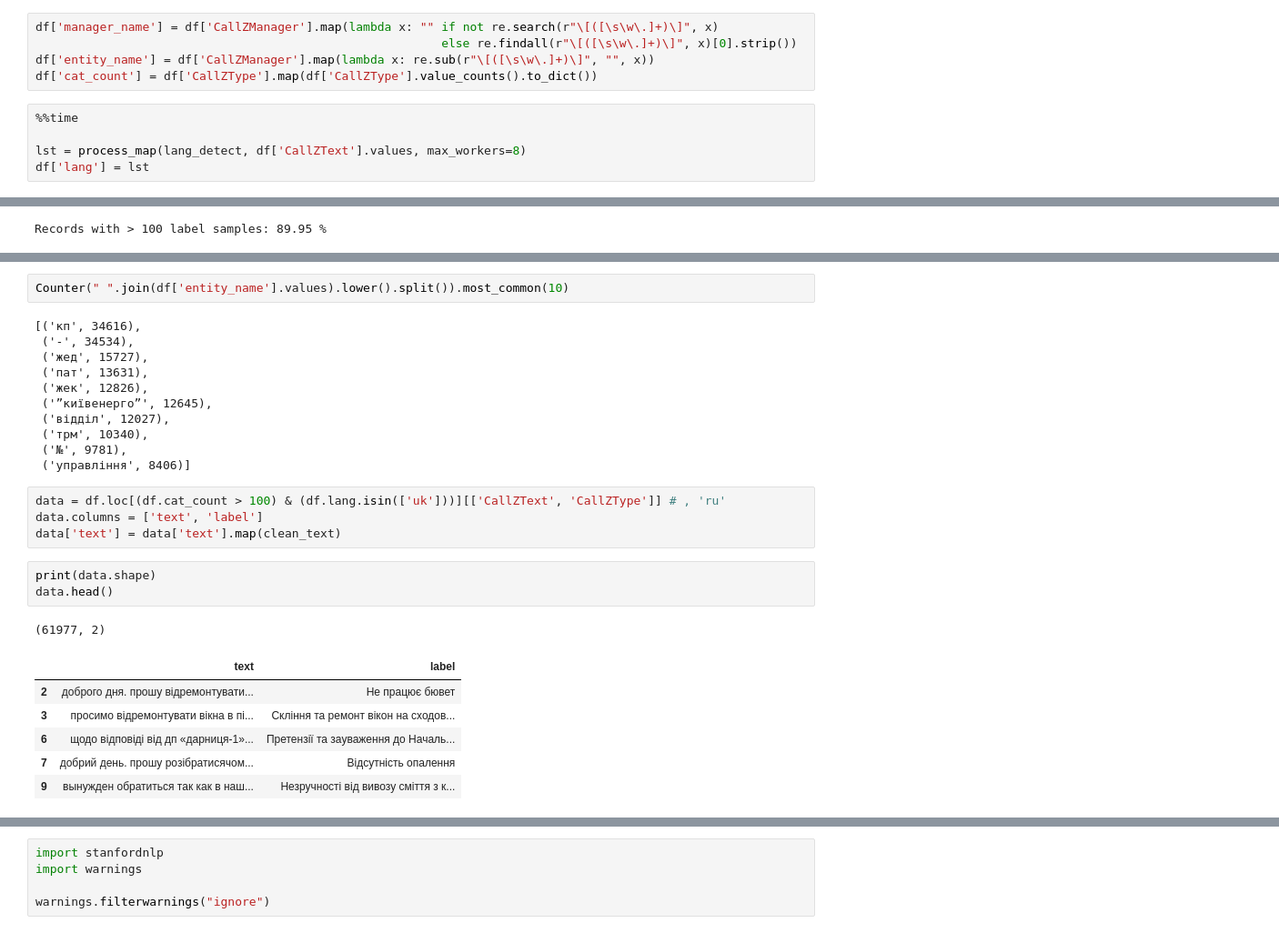
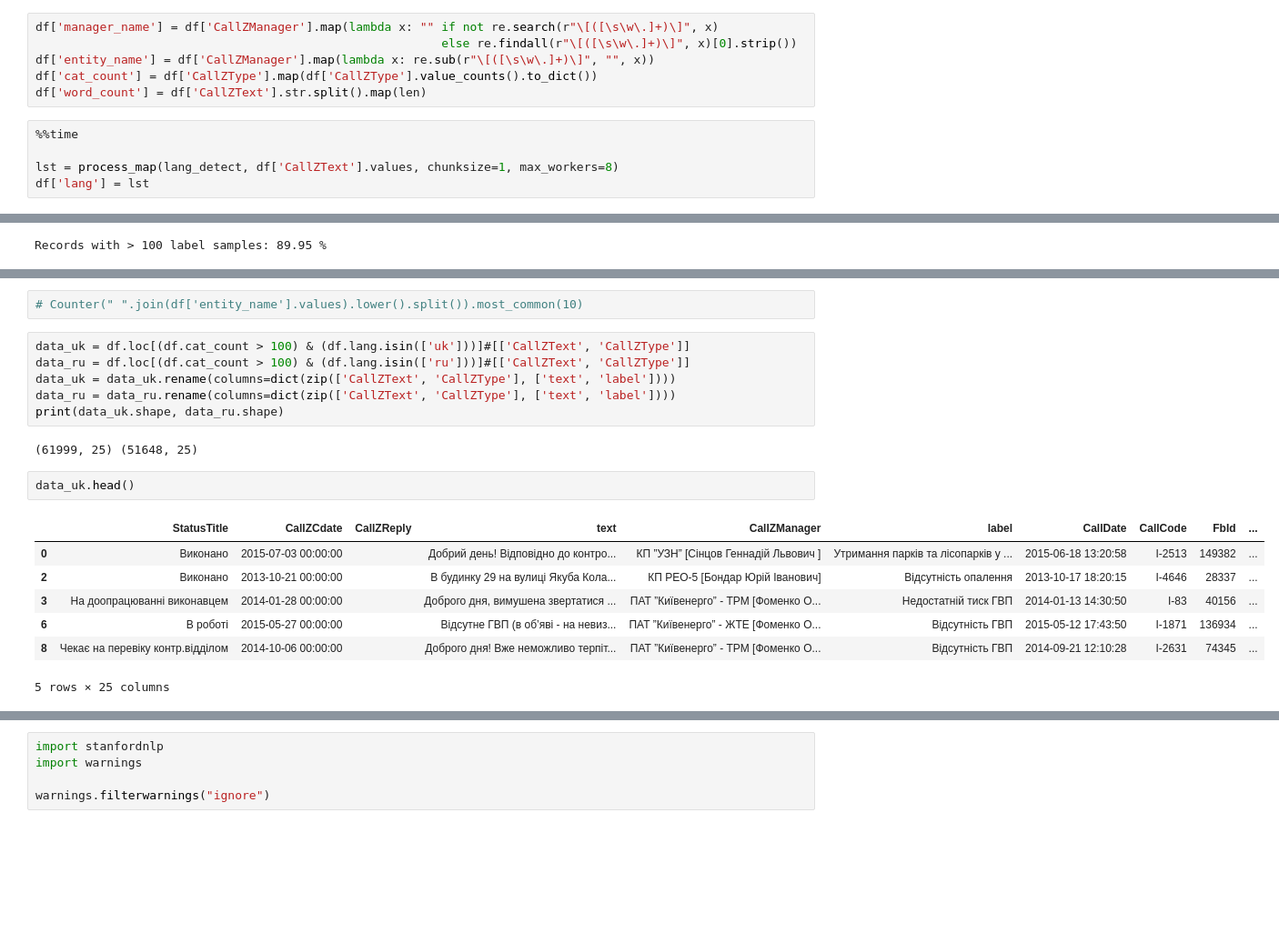
Before and after one commit to vseloved/prj-nlp-2020, a Jupyter notebook: students/DimaSakovich/10-vectors/notebook.ipynb, the cells around one changed output, grey strips where cells are left out. Shown at 91% size. Drawn from its saved outputs; the diff is of its cells as text; blank space fills up the shorter version.

```diff
--- a/students/DimaSakovich/10-vectors/notebook.ipynb
+++ b/students/DimaSakovich/10-vectors/notebook.ipynb
@@ -95,9 +90,10 @@ df['manager_name'] = df['CallZManager'].map(lambda x: "" if not re.search(r"\[([
                                                          else re.findall(r"\[([\s\w\.]+)\]", x)[0].strip())
 df['entity_name'] = df['CallZManager'].map(lambda x: re.sub(r"\[([\s\w\.]+)\]", "", x))
 df['cat_count'] = df['CallZType'].map(df['CallZType'].value_counts().to_dict())
+df['word_count'] = df['CallZText'].str.split().map(len)
 # %%
 %%time
 
-lst = process_map(lang_detect, df['CallZText'].values, max_workers=8)
+lst = process_map(lang_detect, df['CallZText'].values, chunksize=1, max_workers=8)
 df['lang'] = lst
 # %% [output]
@@ -126,29 +134,21 @@ ca        1
 Name: lang, dtype: int64
 # %%
-Counter(" ".join(df['entity_name'].values).lower().split()).most_common(10)
+# Counter(" ".join(df['entity_name'].values).lower().split()).most_common(10)
-# %% [output]
-[('кп', 34616),
- ('-', 34534),
- ('жед', 15727),
- ('пат', 13631),
- ('жек', 12826),
- ('”київенерго”', 12645),
- ('відділ', 12027),
- ('трм', 10340),
- ('№', 9781),
- ('управління', 8406)]
-# %%
-data = df.loc[(df.cat_count > 100) & (df.lang.isin(['uk']))][['CallZText', 'CallZType']] # , 'ru'
-data.columns = ['text', 'label']
-data['text'] = data['text'].map(clean_text)
-# %%
-print(data.shape)
-data.head()
-# %% [output]
-(61977, 2)
-|  | text | label |
-| 2 | доброго дня. прошу відремонтувати... | Не працює бювет |
-| 3 | просимо відремонтувати вікна в пі... | Скління та ремонт вікон на сходов... |
-| 6 | щодо відповіді від дп «дарниця-1»... | Претензії та зауваження до Началь... |
-| 7 | добрий день. прошу розібратисячом... | Відсутність опалення |
-| 9 | вынужден обратиться так как в наш... | Незручності від вивозу сміття з к... |
+# %%
+data_uk = df.loc[(df.cat_count > 100) & (df.lang.isin(['uk']))]#[['CallZText', 'CallZType']]
+data_ru = df.loc[(df.cat_count > 100) & (df.lang.isin(['ru']))]#[['CallZText', 'CallZType']]
+data_uk = data_uk.rename(columns=dict(zip(['CallZText', 'CallZType'], ['text', 'label'])))
+data_ru = data_ru.rename(columns=dict(zip(['CallZText', 'CallZType'], ['text', 'label'])))
+print(data_uk.shape, data_ru.shape)
+# %% [output]
+(61999, 25) (51648, 25)
+# %%
+data_uk.head()
+# %% [output]
+|  | StatusTitle | CallZCdate | CallZReply | text | CallZManager | label | CallDate | CallCode | FbId | ... |
+| 0 | Виконано | 2015-07-03 00:00:00 |  | Добрий день! Відповідно до контро... | КП ”УЗН” [Сінцов Геннадій Львович ] | Утримання парків та лісопарків у ... | 2015-06-18 13:20:58 | І-2513 | 149382 | ... |
+| 2 | Виконано | 2013-10-21 00:00:00 |  | В будинку 29 на вулиці Якуба Кола... | КП РЕО-5 [Бондар Юрій Іванович] | Відсутність опалення | 2013-10-17 18:20:15 | І-4646 | 28337 | ... |
+| 3 | На доопрацюванні виконавцем | 2014-01-28 00:00:00 |  | Доброго дня, вимушена звертатися ... | ПАТ ”Київенерго” - ТРМ [Фоменко О... | Недостатній тиск ГВП | 2014-01-13 14:30:50 | І-83 | 40156 | ... |
+| 6 | В роботі | 2015-05-27 00:00:00 |  | Відсутне ГВП (в об’яві - на невиз... | ПАТ ”Київенерго” - ЖТЕ [Фоменко О... | Відсутність ГВП | 2015-05-12 17:43:50 | І-1871 | 136934 | ... |
+| 8 | Чекає на перевіку контр.відділом | 2014-10-06 00:00:00 |  | Доброго дня! Вже неможливо терпіт... | ПАТ ”Київенерго” - ТРМ [Фоменко О... | Відсутність ГВП | 2014-09-21 12:10:28 | І-2631 | 74345 | ... |
+5 rows × 25 columns
```
Also changed, not shown: parts of 85 cells of this notebook.
